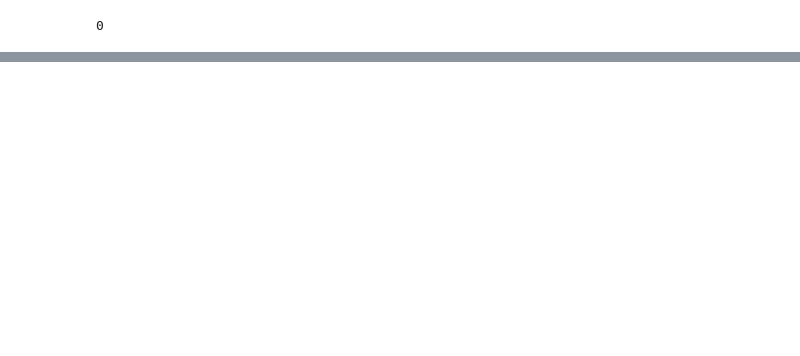
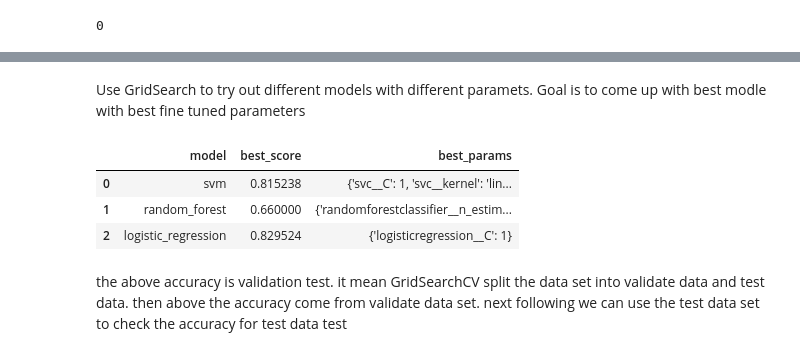
Before and after one commit to AashirRasadh/Image-Classification, a Jupyter notebook: model/sports_celebrity_classification.ipynb, the cells around one changed output, grey strips where cells are left out. Saved outputs shown, nothing was run; the diff lists cells and outputs as text; code cells hidden in the pictures; blank space fills up the shorter version.

Commit message:
modal train

```diff
--- a/model/sports_celebrity_classification.ipynb
+++ b/model/sports_celebrity_classification.ipynb
@@ -282,0 +303,6 @@ X.shape
+# %%
+X_train, X_test, y_train, y_test = train_test_split(X, y, random_state=0)
+
+pipe = Pipeline([('scaler', StandardScaler()), ('svc', SVC(kernel = 'rbf', C = 10))])
+pipe.fit(X_train, y_train)
+pipe.score(X_test, y_test)
@@ -282,0 +328,2 @@ X.shape
+# %% [markdown]
+Use GridSearch to try out different models with different paramets. Goal is to come up with best modle with best fine tuned parameters
@@ -282,0 +336,46 @@ X.shape
+# %%
+model_params = {
+    'svm': {
+        'model': svm.SVC(gamma='auto',probability=True),
+        'params' : {
+            'svc__C': [1,10,100,1000],
+            'svc__kernel': ['rbf','linear']
+        }
+    },
+    'random_forest': {
+        'model': RandomForestClassifier(),
+        'params' : {
+            'randomforestclassifier__n_estimators': [1,5,10]
+        }
+    },
+    'logistic_regression' : {
+        'model': LogisticRegression(solver='liblinear',multi_class='auto'),
+        'params': {
+            'logisticregression__C': [1,5,10]
+        }
+    }
+}
+# %%
+scores = []
+best_estimators = {}
+import pandas as pd
+for algo, mp in model_params.items():
+    pipe = make_pipeline(StandardScaler(), mp['model'])  # pipeline => step 1: scale the data first then step 2: used the model to train
+    clf =  GridSearchCV(pipe, mp['params'], cv=5, return_train_score=False)
+    clf.fit(X_train, y_train)
+    scores.append({
+        'model': algo,
+        'best_score': clf.best_score_,
+        'best_params': clf.best_params_
+    })
+    best_estimators[algo] = clf.best_estimator_
+
+df = pd.DataFrame(scores,columns=['model','best_score','best_params'])
+df
+# %% [output]
+|  | model | best_score | best_params |
+| 0 | svm | 0.815238 | {'svc__C': 1, 'svc__kernel': 'lin... |
+| 1 | random_forest | 0.660000 | {'randomforestclassifier__n_estim... |
+| 2 | logistic_regression | 0.829524 | {'logisticregression__C': 1} |
+# %% [markdown]
+the above accuracy is validation test. it mean GridSearchCV split the data set into validate data and test data. then above the accuracy come from validate data set. next following we can use the test data set to check the accuracy for test data test
```
Also changed, not shown: parts of 28 cells of this notebook.
